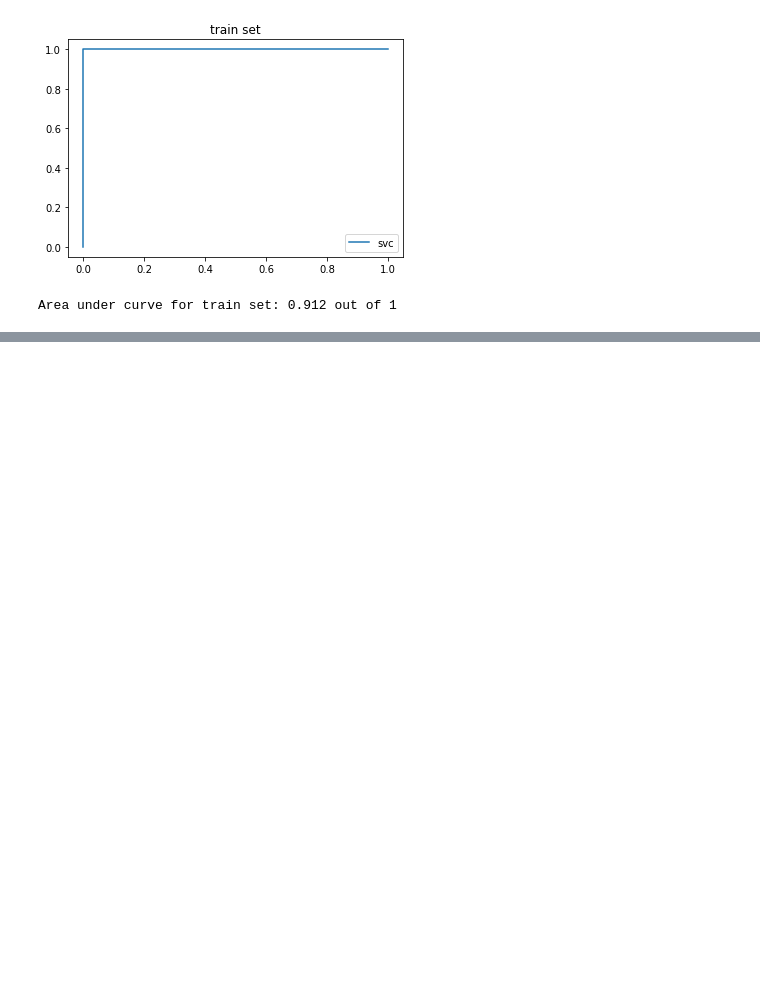
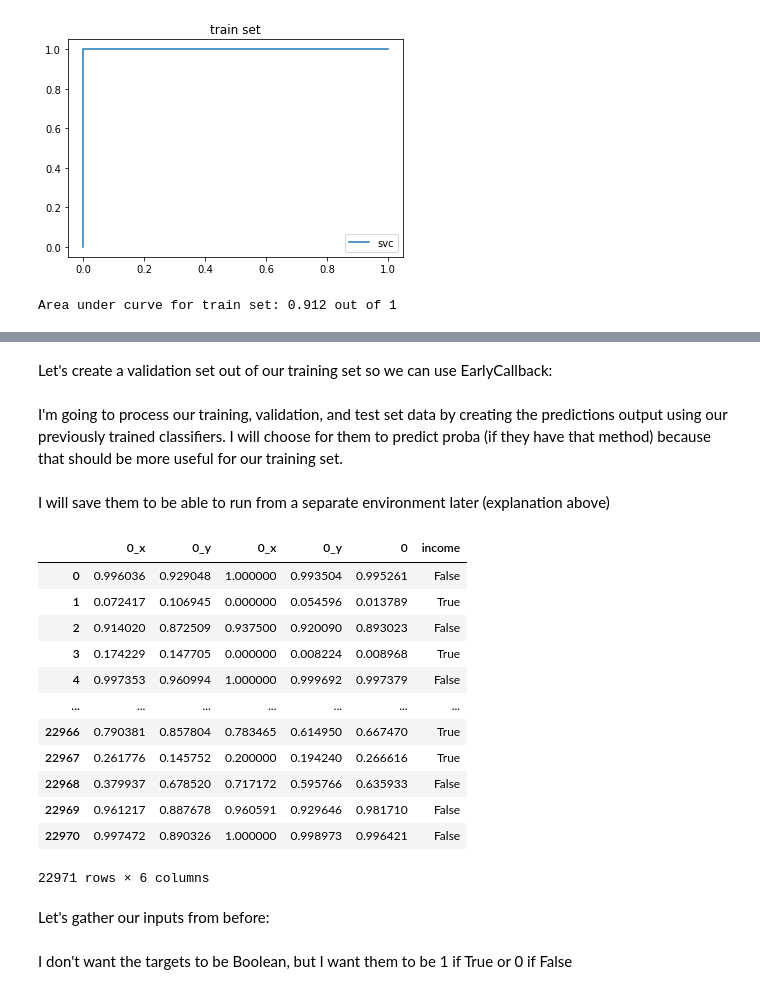
Before and after one commit to kklimov1/Income_Classification_Analysis, a Jupyter notebook: analysis_clf.ipynb, the cells around one changed output, grey strips where cells are left out. Saved outputs shown, nothing was run; the diff lists cells and outputs as text; code cells hidden in the pictures; blank space fills up the shorter version.

```diff
--- a/analysis_clf.ipynb
+++ b/analysis_clf.ipynb
@@ -569,4 +578,4 @@ Area under curve for train set: 0.912 out of 1
 # %%
-d_tree=DecisionTreeClassifier(criterion='gini', min_samples_split=50)
+d_tree=DecisionTreeClassifier(criterion='gini', min_samples_split=int(len(X_train)*.01))
 d_tree.fit(X_train, y_train)
 # %% [output]
@@ -632,6 +637,5 @@ set(zip(X_train.columns,rnd_fc.feature_importances_))
 # %%
-# Let's use the best params from our grid search to build an SVC that can predict probabilities of an instance belonging to the positive class
-#The scores are identical to the previous grid search with SVC
-pipe_SVC_prob=Pipeline([('scaler',StandardScaler()),('svc',SVC(degree=2, C=1, kernel='rbf', probability=True))])
+# Let's use the best params from our grid search to build an SVC that can predict probabilities of an instance belonging to the positive class. The scores are identical to the previous grid search with SVC
+pipe_SVC_prob=Pipeline([('scaler',StandardScaler()),('svc',SVC(C=1, kernel='rbf', probability=True))])
 pipe_SVC_prob.fit(X_train, y_train)
 # %% [output]
@@ -669,6 +695,5 @@ show_scores(bg_clf, X_train, y_train, X_test, y_test)
 # %%
-#It is surprisingly hard to overfit this classifier
-gb_clf=GradientBoostingClassifier(n_estimators=600, random_state=1)
+gb_clf=GradientBoostingClassifier(n_estimators=500, random_state=1)
 gb_clf.fit(X_train, y_train)
 show_scores(gb_clf, X_train, y_train, X_test, y_test)
 # %% [output]
@@ -707,11 +748,15 @@ Precision on test set =  0.7671232876712328
 # %%
 import tensorflow as tf
 from tensorflow import keras
+# %% [markdown]
+Let's create a validation set out of our training set so we can use EarlyCallback:
 # %%
-X_train_nn, X_valid_nn, y_train_nn, y_valid_nn = train_test_split(X_train, y_train, test_size=0.2, stratify=y_train)
+X_train_nn, X_valid_nn, y_train_nn, y_valid_nn = train_test_split(X_train, y_train, test_size=0.17, stratify=y_train)
 # %%
 y_train_nn.reset_index(drop=True, inplace=True)
 y_valid_nn.reset_index(drop=True, inplace=True)
+# %% [markdown]
+I'm going to process our training, validation, and test set data by creating the predictions output using our previously trained classifiers. I will choose for them to predict proba (if they have that method) because that should be more useful for our training set.
 # %%
 def create_df_4_NN(df):
     df_NN=pd.DataFrame(grid_search_logreg.predict_proba(df)[:,0])
@@ -722,6 +767,8 @@ def create_df_4_NN(df):
             df_temp=pd.DataFrame(model.predict(df))
         df_NN=pd.merge(df_NN,df_temp, right_index=True, left_index=True)
     return df_NN
+# %% [markdown]
+I will save them to be able to run from a separate environment later (explanation above)
 # %%
 X_train_nn=create_df_4_NN(X_train_nn)
 X_train_nn=pd.merge(X_train_nn, y_train_nn, left_index=True, right_index=True)
@@ -734,6 +781,24 @@ X_valid_nn.to_csv('validation_set_NN')
 X_test_nn=create_df_4_NN(X_test)
 X_test_nn=pd.merge(X_test_nn, y_test, left_index=True, right_index=True)
 X_test_nn.to_csv('test_set_NN')
+# %%
+X_train_nn
+# %% [output]
+|  | 0_x | 0_y | 0_x | 0_y | 0 | income |
+| 0 | 0.996036 | 0.929048 | 1.000000 | 0.993504 | 0.995261 | False |
+| 1 | 0.072417 | 0.106945 | 0.000000 | 0.054596 | 0.013789 | True |
+| 2 | 0.914020 | 0.872509 | 0.937500 | 0.920090 | 0.893023 | False |
+| 3 | 0.174229 | 0.147705 | 0.000000 | 0.008224 | 0.008968 | True |
+| 4 | 0.997353 | 0.960994 | 1.000000 | 0.999692 | 0.997379 | False |
+| ... | ... | ... | ... | ... | ... | ... |
+| 22966 | 0.790381 | 0.857804 | 0.783465 | 0.614950 | 0.667470 | True |
+| 22967 | 0.261776 | 0.145752 | 0.200000 | 0.194240 | 0.266616 | True |
+| 22968 | 0.379937 | 0.678520 | 0.717172 | 0.595766 | 0.635933 | False |
+| 22969 | 0.961217 | 0.887678 | 0.960591 | 0.929646 | 0.981710 | False |
+| 22970 | 0.997472 | 0.890326 | 1.000000 | 0.998973 | 0.996421 | False |
+22971 rows × 6 columns
+# %% [markdown]
+Let's gather our inputs from before:
 # %%
 def read_df():
     train_nn = pd.read_csv('training_set_NN', index_col=0)
@@ -751,3 +817,5 @@ X_train_nn, X_valid_nn, X_test_nn, y_train_nn, y_valid_nn, y_test_nn = read_df()
+# %% [markdown]
+I don't want the targets to be Boolean, but I want them to be 1 if True or 0 if False
 # %%
 y_train_nn=np.array(y_train_nn*1)
 y_valid_nn=np.array(y_valid_nn*1)
```
Also changed, not shown: parts of 77 cells of this notebook, 1 other file.
